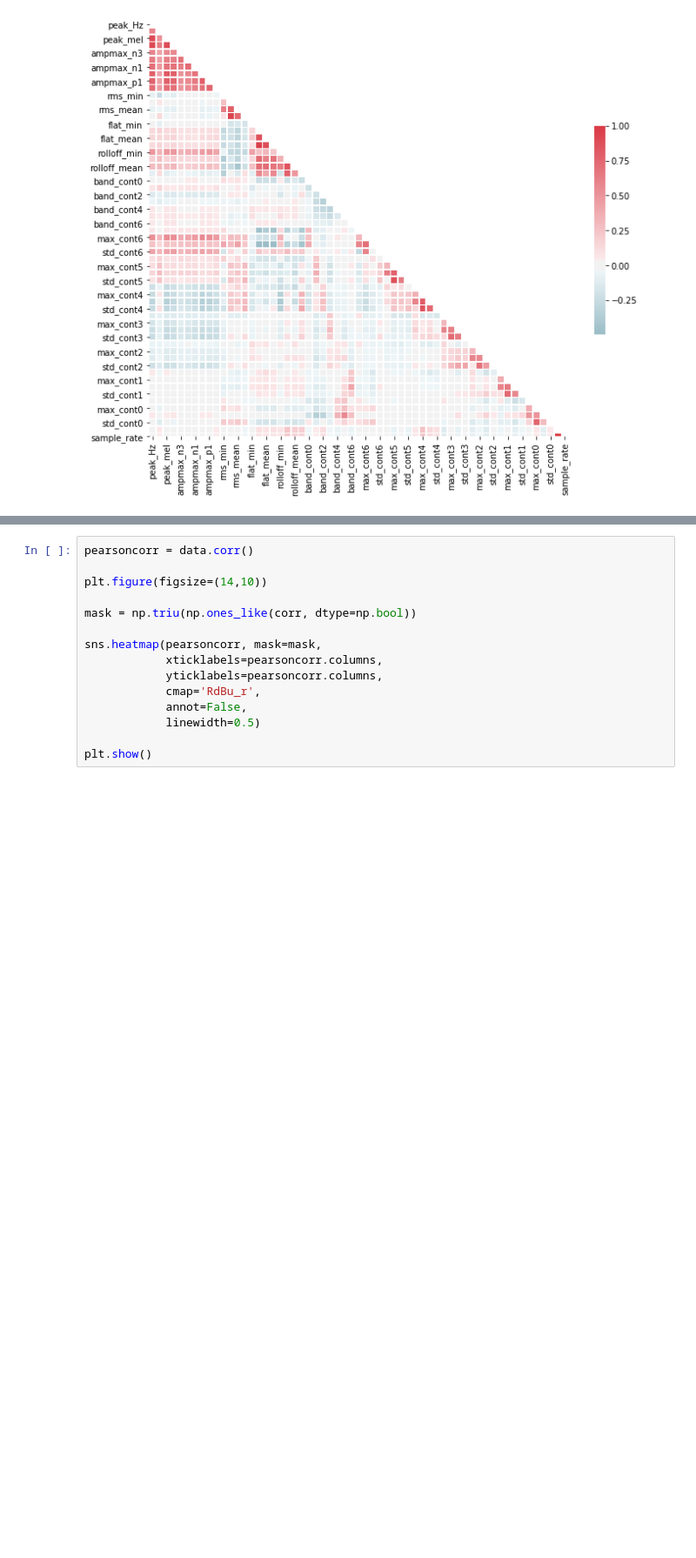
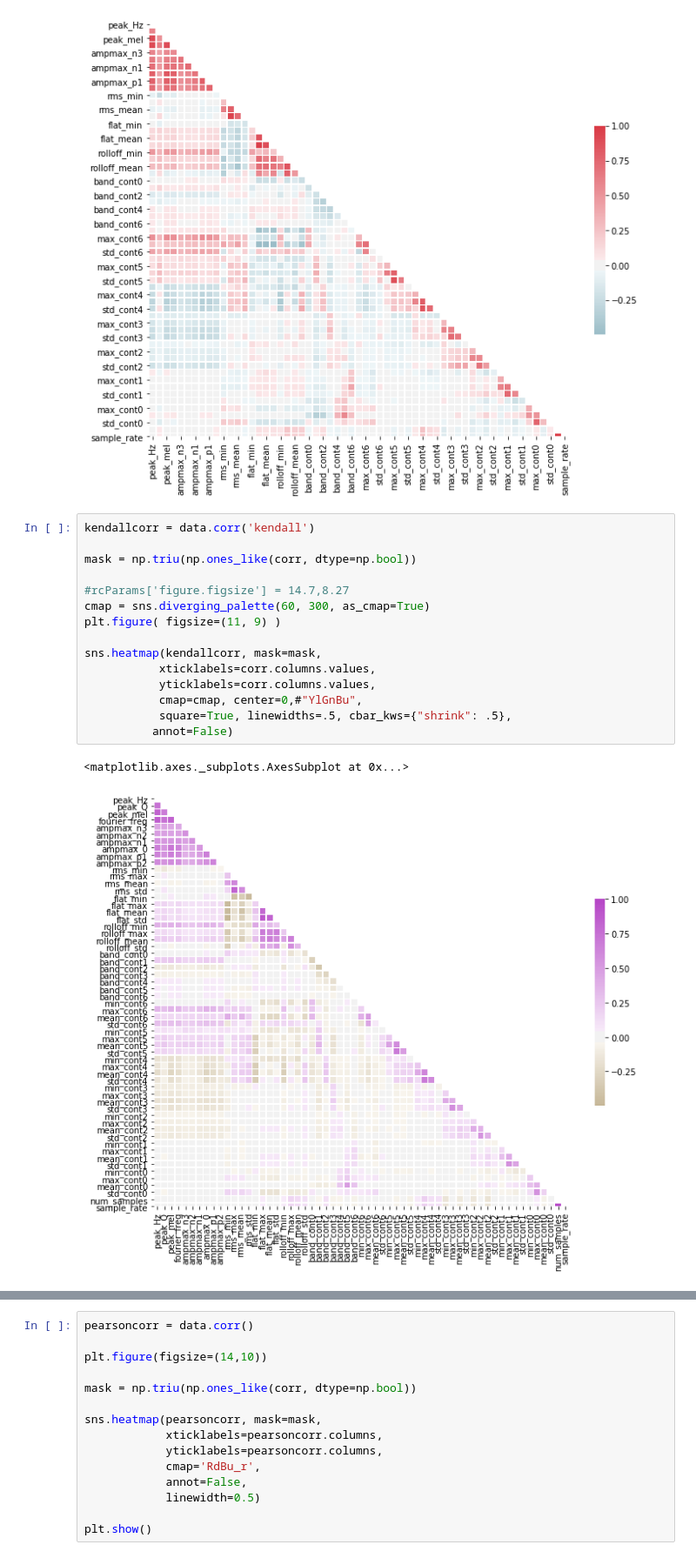
Before and after one commit to chrisseymour/birdsounder-model, a Jupyter notebook: DeployModel.ipynb, the cells around one changed output, grey strips where cells are left out. Shown at 87% size. Cells and saved outputs as stored; diff of their text form; blank space fills up the shorter version.

```diff
--- a/DeployModel.ipynb
+++ b/DeployModel.ipynb
@@ -83,3 +83,21 @@ sns.heatmap(corr, mask=mask, cmap=cmap, vmax=1.0, center=0,
 # %% [output]
 <matplotlib.axes._subplots.AxesSubplot at 0x...>
 [figure]
+# %%
+kendallcorr = data.corr('kendall')
+
+mask = np.triu(np.ones_like(corr, dtype=np.bool))
+
+#rcParams['figure.figsize'] = 14.7,8.27
+cmap = sns.diverging_palette(60, 300, as_cmap=True)
+plt.figure( figsize=(11, 9) )
+
+sns.heatmap(kendallcorr, mask=mask,
+           xticklabels=corr.columns.values,
+           yticklabels=corr.columns.values,
+           cmap=cmap, center=0,#"YlGnBu",
+           square=True, linewidths=.5, cbar_kws={"shrink": .5},
+          annot=False)
+# %% [output]
+<matplotlib.axes._subplots.AxesSubplot at 0x...>
+[figure, added]
```
Also changed, not shown: parts of 13 cells of this notebook, 2 other files.
